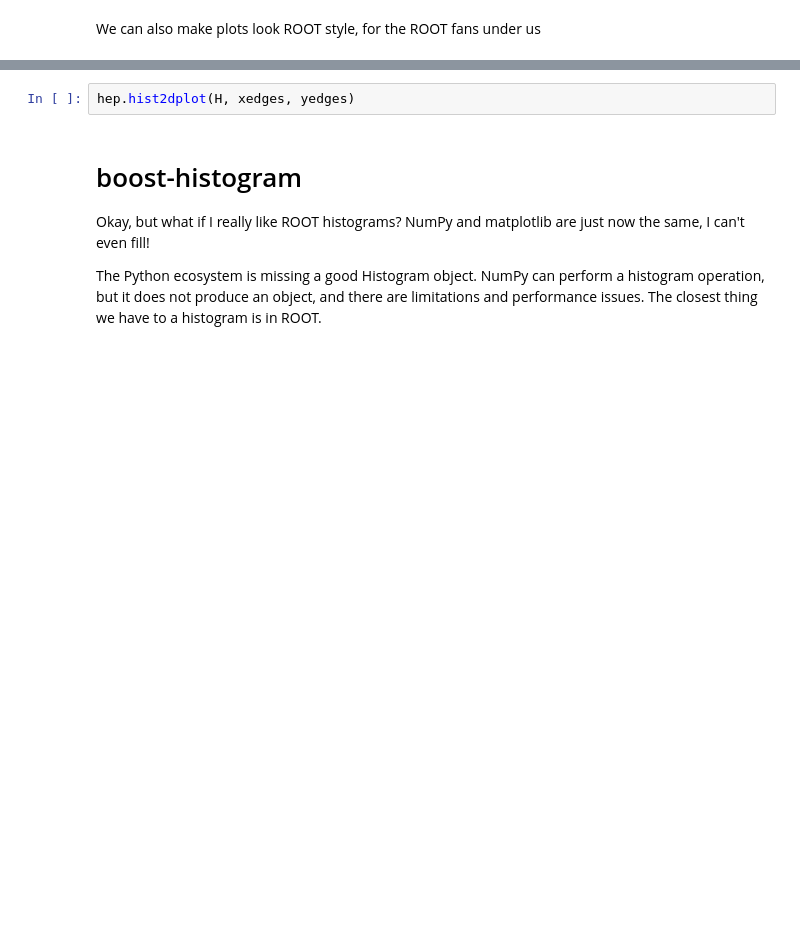
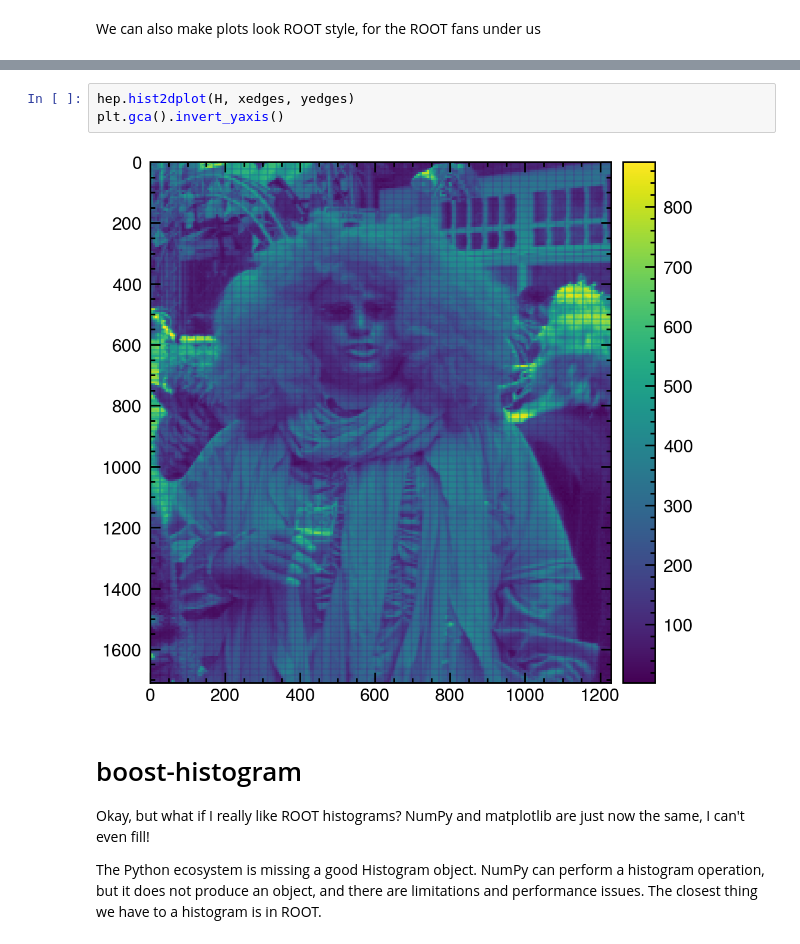
Before and after one commit to lexgr/bfys-binder-pyhep, a Jupyter notebook: notebook.ipynb, the cells around one changed output, grey strips where cells are left out. Saved outputs shown, nothing was run; the diff lists cells and outputs as text; blank space fills up the shorter version.

```diff
--- a/notebook.ipynb
+++ b/notebook.ipynb
@@ -436,5 +774,8 @@ hep.lhcb.label(data=True, paper=False, year=2020, lumi="420")
 # %%
 hep.hist2dplot(H, xedges, yedges)
+plt.gca().invert_yaxis()
+# %% [output]
+[figure, added]
 # %% [markdown]
 
 # boost-histogram
```
Also changed, not shown: parts of 96 cells of this notebook.
